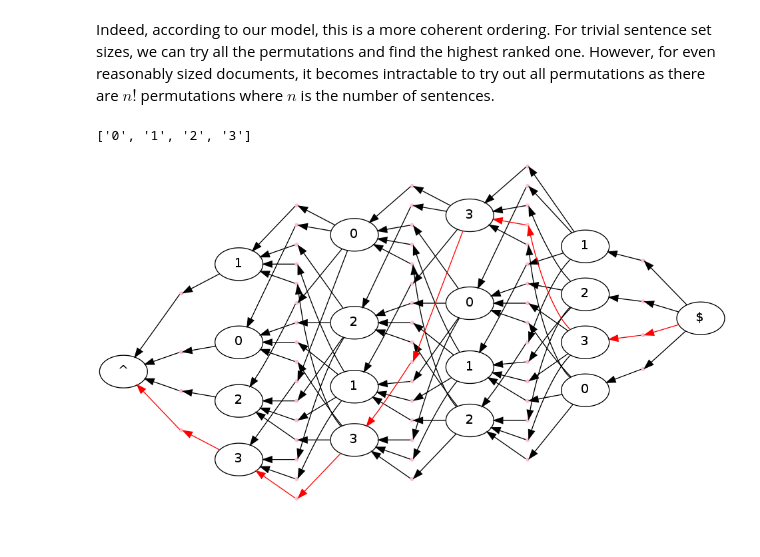
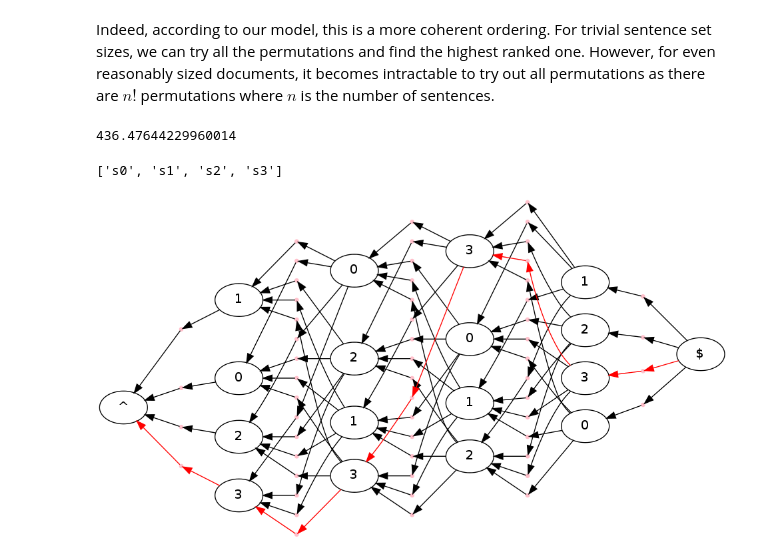
Before and after one commit to kedz/discourse, a Jupyter notebook: notebooks/discourse.ipynb, the cells around one changed output. Saved outputs shown, nothing was run; the diff lists cells and outputs as text; code cells hidden in the pictures; blank space fills up the shorter version.

```diff
--- a/notebooks/discourse.ipynb
+++ b/notebooks/discourse.ipynb
@@ -173,38 +166,38 @@ def build_weights((sent, prev_sent)):
     return np.dot(w,v)[0]
 
 weights = ph.Weights(hypergraph).build(build_weights)
-
-
-### BUILD CONSTRAINTS
-
-def cons(sent): return str(sent)
-
-def build_constraints(transition):
-
-    if transition.sent not in spec_symbols:
-            return [(cons(i), (1 if i is transition.sent else 0)) for i in range(len(snts))]
-    return []
-
-constraints = \
-    ph.Constraints(hypergraph).build(
-                   [(cons(sent), -1) for sent in range(len(snts))],
-                   build_constraints)
-
-
-
-gpath, duals = ph.best_constrained(hypergraph, weights, constraints)
-print constraints.check(gpath)
-
-class CoherenceFormat(display.HypergraphPathFormatter):
-    def hypernode_attrs(self, node):
-        label = self.hypergraph.node_label(node)
-        return {"label": label, "shape": ""}
-    def hyperedge_node_attrs(self, edge):
-        return {"color": "pink", "shape": "point"}
-
-
-format = CoherenceFormat(hypergraph, [gpath])
-display.to_ipython(hypergraph, format)
-# %% [output]
-['0', '1', '2', '3']
-[figure, removed]
+# %%
+path = ph.best_path(hypergraph, weights)
+weights.dot(path)
+# %% [output]
+436.47644229960014
+# %%
+### BUILD CONSTRAINTS
+
+def cons(sent): return "sentence %s"%(sent)
+
+def build_constraints(transition):
+    if transition.sent not in spec_symbols:
+            return [(cons(transition.sent), 1)]
+    return []
+
+constraints = \
+    ph.Constraints(hypergraph).build(
+                   [(cons(sent), -1) for sent in range(len(snts))],
+                   build_constraints)
+# %%
+gpath, results = ph.best_constrained(hypergraph, weights, constraints)
+print map(str, constraints.check(gpath))
+
+class CoherenceFormat(display.HypergraphPathFormatter):
+    def hypernode_attrs(self, node):
+        label = self.hypergraph.node_label(node)
+        return {"label": label, "shape": ""}
+    def hyperedge_node_attrs(self, edge):
+        return {"color": "pink", "shape": "point"}
+
+format = CoherenceFormat(hypergraph, [gpath])
+format.to_ipython()
+# %% [output]
+['s0', 's1', 's2', 's3']
+[figure, added]
```
Also changed, not shown: parts of 14 cells of this notebook.
